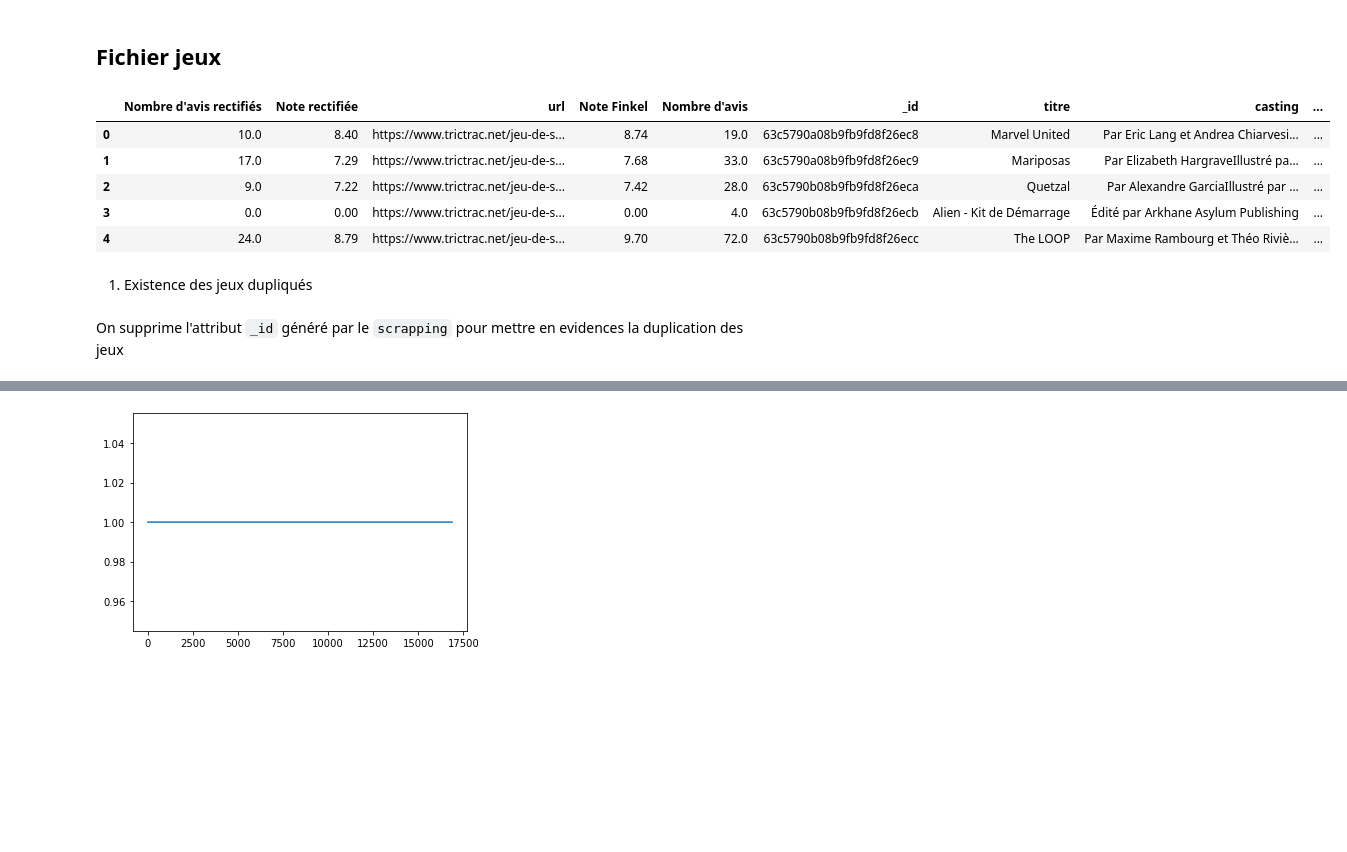
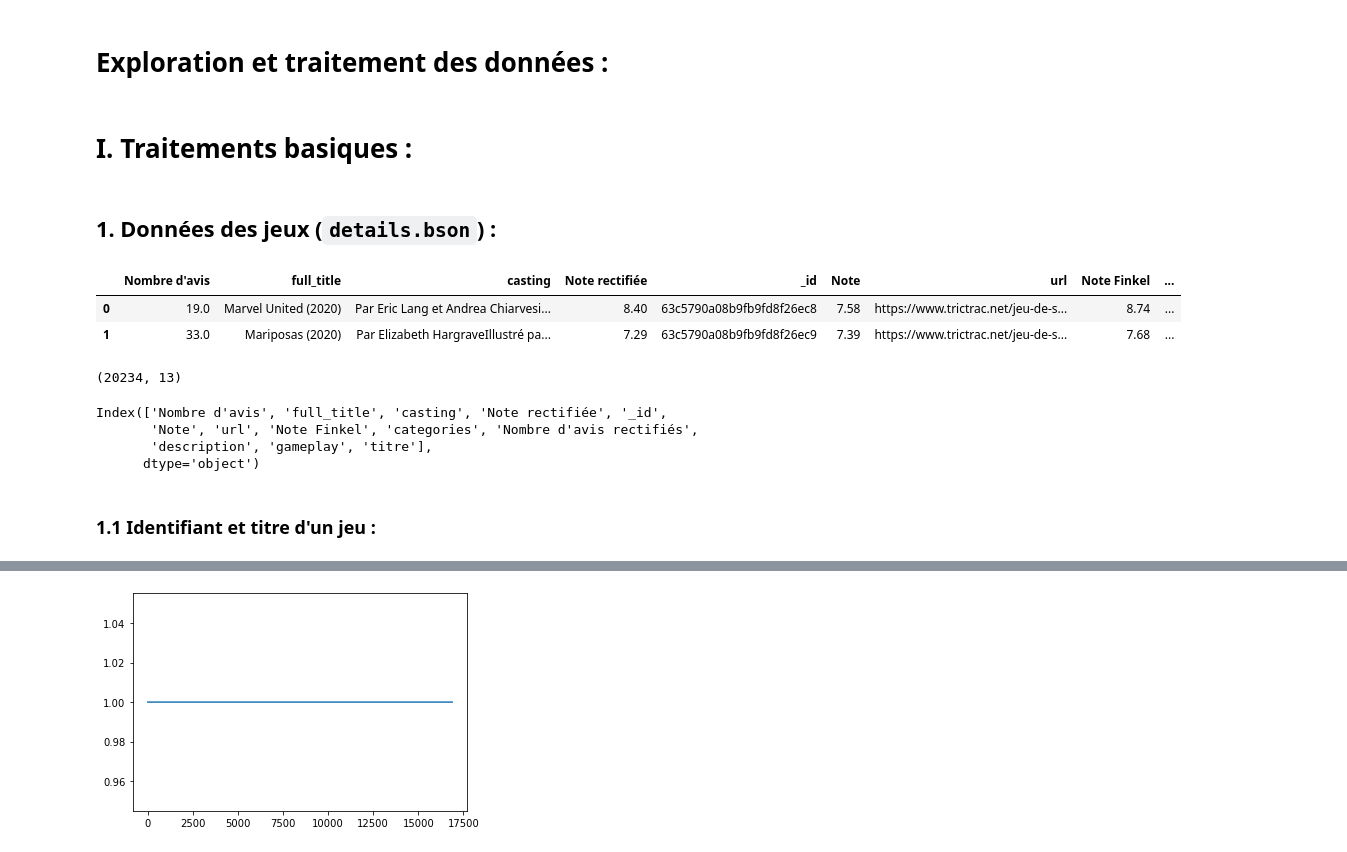
Before and after one commit to Amayas29/review-analysis, a Jupyter notebook: src/data-preprocessing.ipynb, the cells around one changed output, grey strips where cells are left out. Cells and saved outputs as stored; diff of their text form; code cells hidden in the pictures; blank space fills up the shorter version.

```diff
--- a/src/data-preprocessing.ipynb
+++ b/src/data-preprocessing.ipynb
@@ -19,15 +20,25 @@ df_jeux = loader.load_dataframe("details.bson")
+# %% [markdown]
+# Exploration et traitement des données :
+# %% [markdown]
+# I. Traitements basiques :
 # %% [markdown]
-## Fichier jeux
+## 1. Données des jeux (`details.bson`) :
 # %%
-df_jeux.head()
+df_jeux.head(n=2)
 # %% [output]
-|  | Nombre d'avis rectifiés | Note rectifiée | url | Note Finkel | Nombre d'avis | _id | titre | casting | ... |
-| 0 | 10.0 | 8.40 | https://www.trictrac.net/jeu-de-s... | 8.74 | 19.0 | 63c5790a08b9fb9fd8f26ec8 | Marvel United | Par Eric Lang et Andrea Chiarvesi... | ... |
-| 1 | 17.0 | 7.29 | https://www.trictrac.net/jeu-de-s... | 7.68 | 33.0 | 63c5790a08b9fb9fd8f26ec9 | Mariposas | Par Elizabeth HargraveIllustré pa... | ... |
-| 2 | 9.0 | 7.22 | https://www.trictrac.net/jeu-de-s... | 7.42 | 28.0 | 63c5790b08b9fb9fd8f26eca | Quetzal | Par Alexandre GarciaIllustré par ... | ... |
-| 3 | 0.0 | 0.00 | https://www.trictrac.net/jeu-de-s... | 0.00 | 4.0 | 63c5790b08b9fb9fd8f26ecb | Alien - Kit de Démarrage | Édité par Arkhane Asylum Publishing | ... |
-| 4 | 24.0 | 8.79 | https://www.trictrac.net/jeu-de-s... | 9.70 | 72.0 | 63c5790b08b9fb9fd8f26ecc | The LOOP | Par Maxime Rambourg et Théo Riviè... | ... |
+|  | Nombre d'avis | full_title | casting | Note rectifiée | _id | Note | url | Note Finkel | ... |
+| 0 | 19.0 | Marvel United (2020) | Par Eric Lang et Andrea Chiarvesi... | 8.40 | 63c5790a08b9fb9fd8f26ec8 | 7.58 | https://www.trictrac.net/jeu-de-s... | 8.74 | ... |
+| 1 | 33.0 | Mariposas (2020) | Par Elizabeth HargraveIllustré pa... | 7.29 | 63c5790a08b9fb9fd8f26ec9 | 7.39 | https://www.trictrac.net/jeu-de-s... | 7.68 | ... |
-# %% [markdown]
-1. Existence des jeux dupliqués
-# %% [markdown]
-On supprime l'attribut `_id` généré par le `scrapping` pour mettre en evidences la duplication des jeux
+# %%
+df_jeux.shape
+# %% [output]
+(20234, 13)
+# %%
+df_jeux.columns
+# %% [output]
+Index(['Nombre d'avis', 'full_title', 'casting', 'Note rectifiée', '_id',
+       'Note', 'url', 'Note Finkel', 'categories', 'Nombre d'avis rectifiés',
+       'description', 'gameplay', 'titre'],
+      dtype='object')
+# %% [markdown]
+### 1.1 Identifiant et titre d'un jeu :
```
Also changed, not shown: parts of 131 cells of this notebook, 4 other files.
